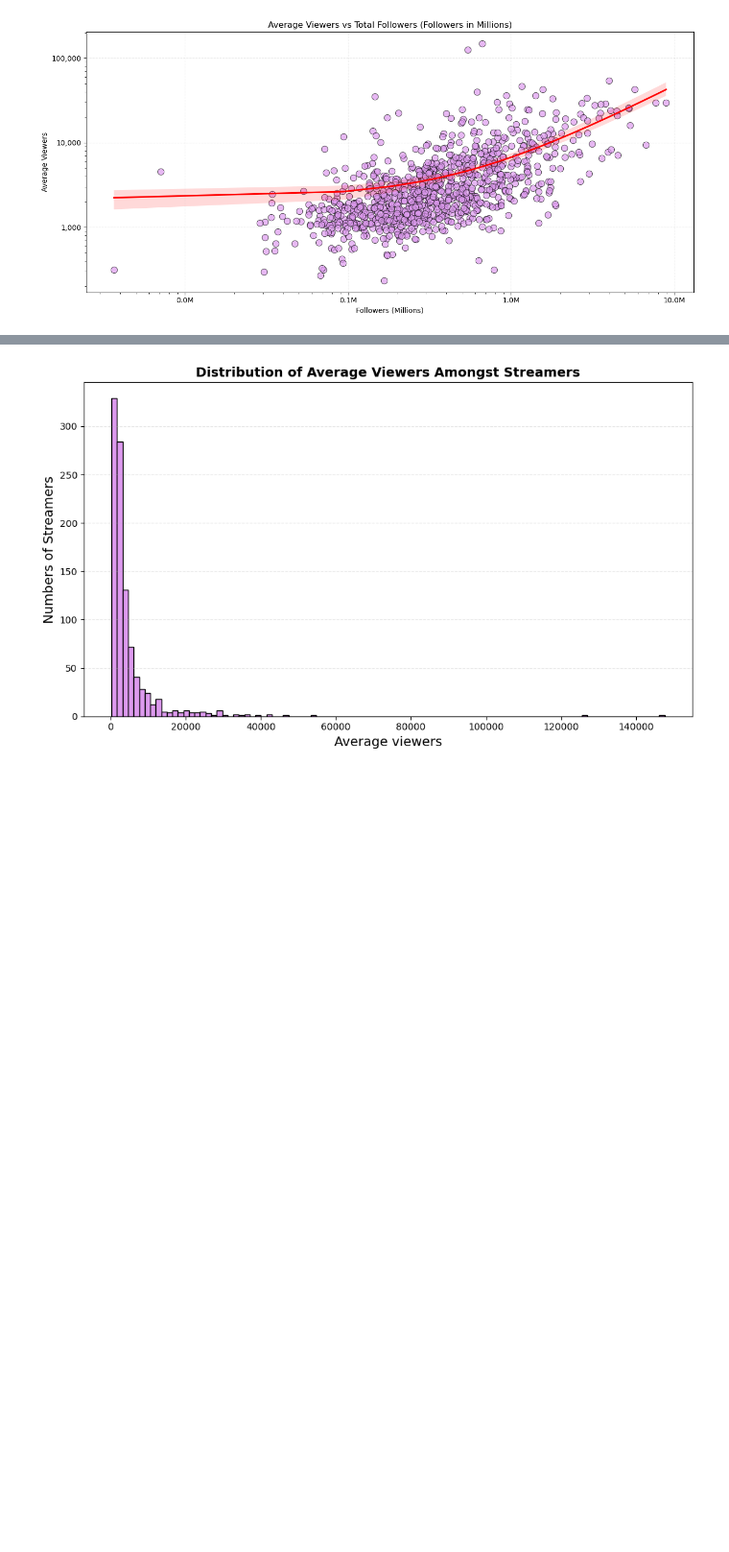
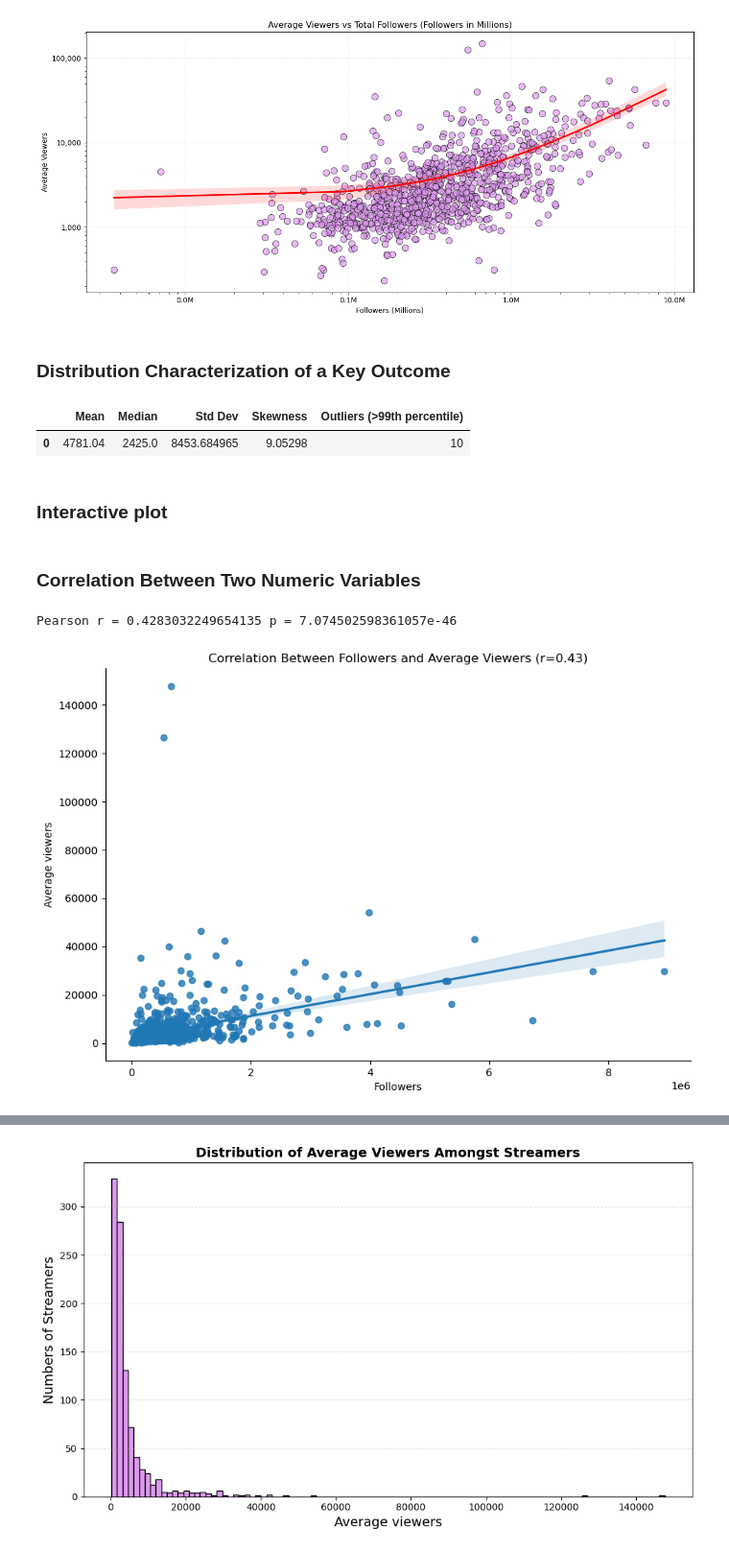
Before and after one commit to IT2053C-Gilany/final-project-martinbv99, a Jupyter notebook: final-projectMartinez.ipynb, the cells around one changed output, grey strips where cells are left out. Shown at 96% size. Drawn from its saved outputs; the diff is of its cells as text; code cells hidden in the pictures; blank space fills up the shorter version.

```diff
--- a/final-projectMartinez.ipynb
+++ b/final-projectMartinez.ipynb
@@ -145,6 +145,25 @@ plt.tight_layout()
 plt.show()
 # %% [output]
 [figure]
+# %% [markdown]
+### Distribution Characterization of a Key Outcome
+# %%
+from scipy.stats import skew
+
+outcome = df["Average viewers"]
+summary = pd.DataFrame({
+    "Mean": [outcome.mean()],
+    "Median": [outcome.median()],
+    "Std Dev": [outcome.std()],
+    "Skewness": [skew(outcome)],
+    "Outliers (>99th percentile)": [(outcome > outcome.quantile(0.99)).sum()]
+})
+summary
+# %% [output]
+|  | Mean | Median | Std Dev | Skewness | Outliers (>99th percentile) |
+| 0 | 4781.04 | 2425.0 | 8453.684965 | 9.05298 | 10 |
+# %% [markdown]
+### Interactive plot
 # %%
 fig = px.scatter(
     df,
@@ -161,4 +180,21 @@ fig = px.scatter(
 
 
 fig.show()
+# %% [markdown]
+### Correlation Between Two Numeric Variables
+# %%
+from scipy.stats import pearsonr
+
+y = df["Followers"]
+x = df["Average viewers"]
+
+r, p = pearsonr(x, y)
+print("Pearson r =", r, "p =", p)
+
+sns.lmplot(data=df, x="Followers", y="Average viewers", height=6, aspect=1.5)
+plt.title(f"Correlation Between Followers and Average Viewers (r={r:.2f})")
+plt.show()
+# %% [output]
+Pearson r = 0.4283032249654135 p = 7.074502598361057e-46
+[figure, added]
 # %% [markdown]
```
Also changed, not shown: parts of 4 cells of this notebook.
